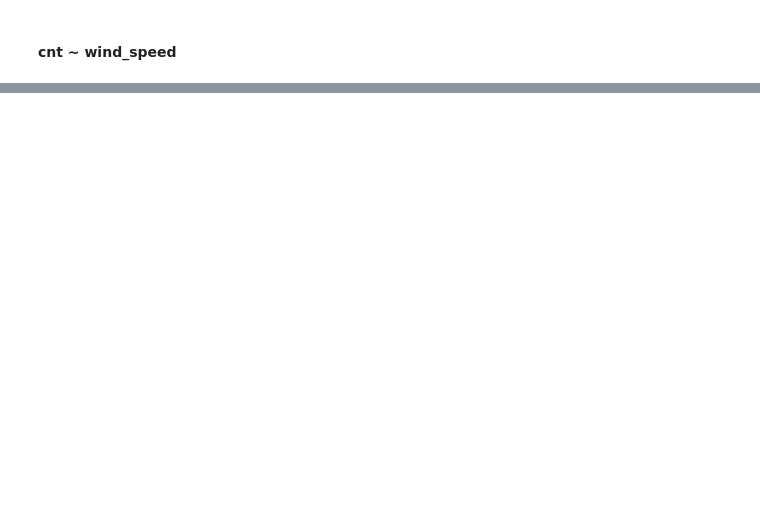
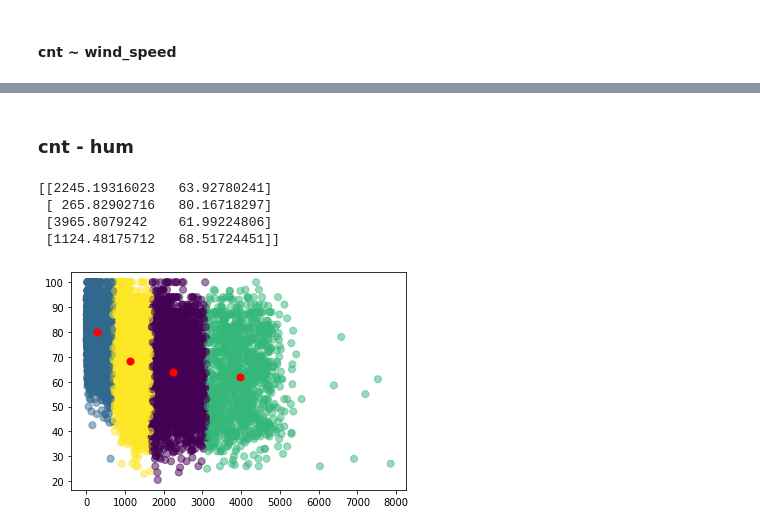
Before and after one commit to hubert-mazur/bike_sharing_data_exploration, a Jupyter notebook: project.ipynb, the cells around one changed output, grey strips where cells are left out. Drawn from its saved outputs; the diff is of its cells as text; code cells hidden in the pictures; blank space fills up the shorter version.

```diff
--- a/project.ipynb
+++ b/project.ipynb
@@ -514,0 +503,10 @@ See the caveats in the documentation: https://pandas.pydata.org/pandas-docs/stab
+# %% [markdown]
+### cnt - hum
+# %%
+kmeans_clustering('cnt', 'hum', 4)
+# %% [output]
+[[2245.19316023   63.92780241]
+ [ 265.82902716   80.16718297]
+ [3965.8079242    61.99224806]
+ [1124.48175712   68.51724451]]
+[figure, added]
```
Also changed, not shown: parts of 12 cells of this notebook.
